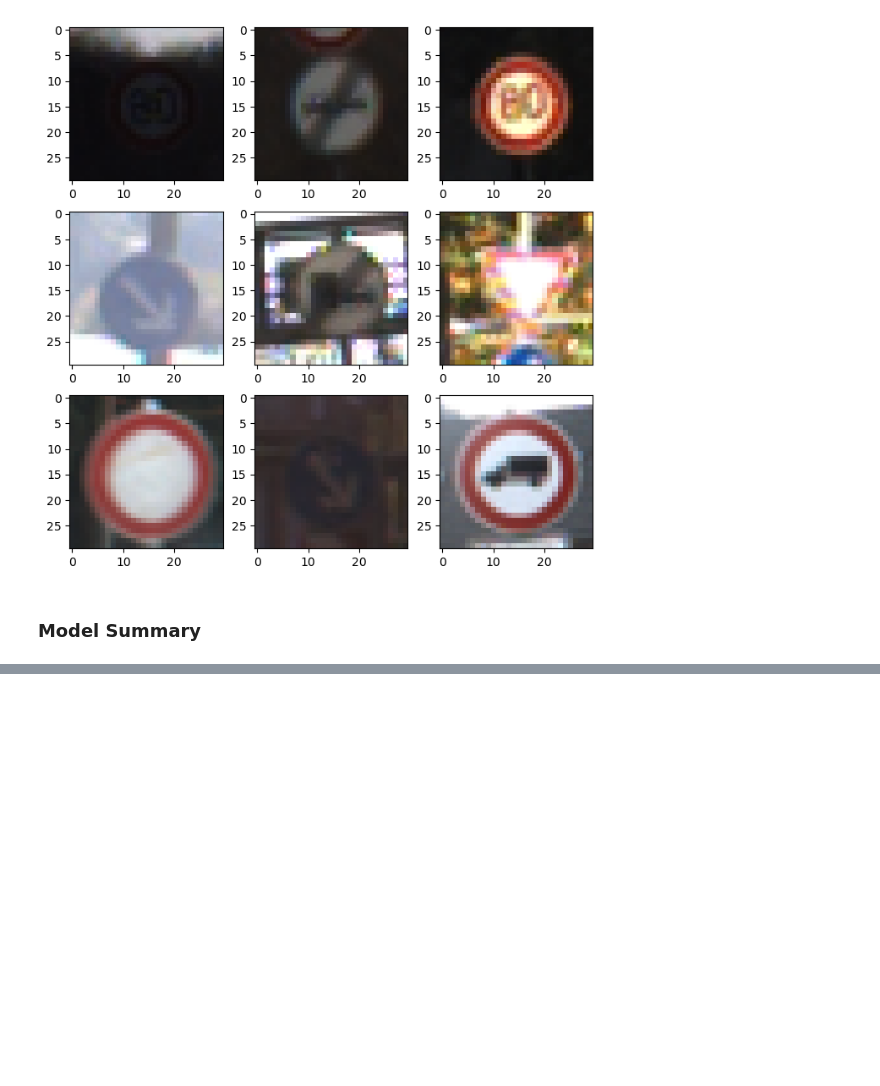
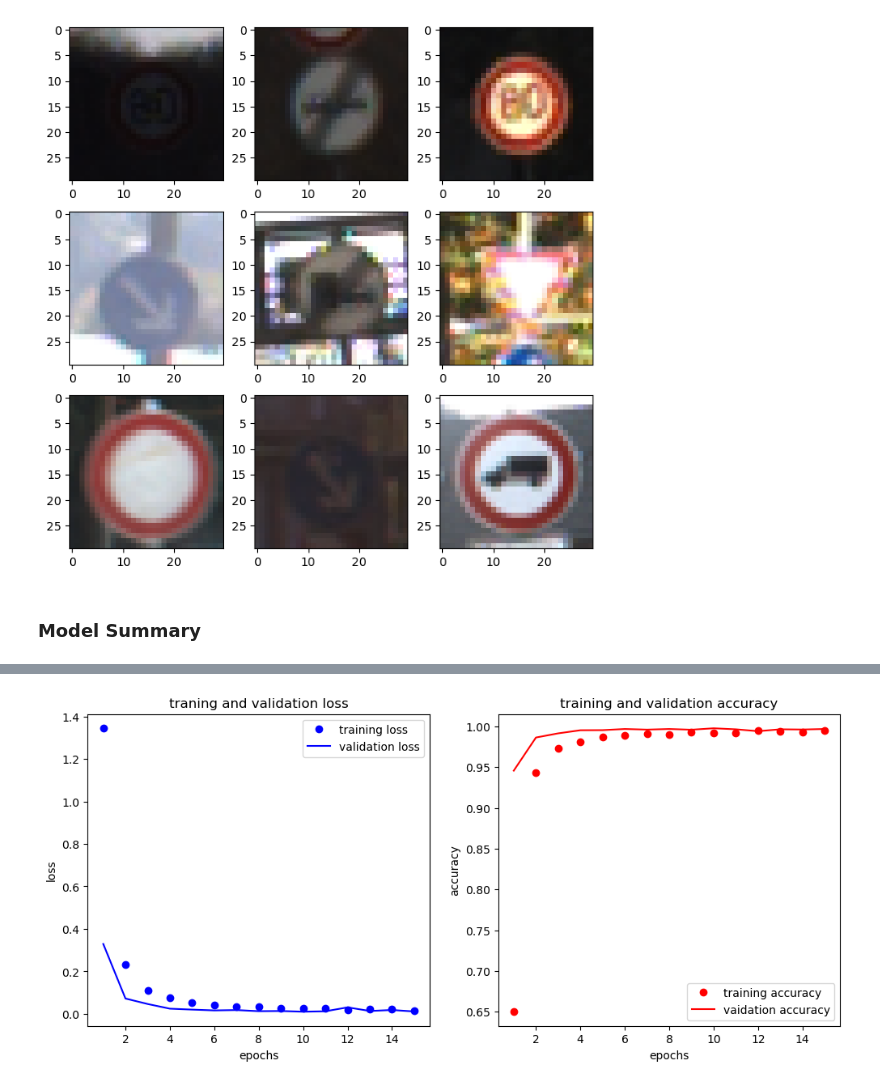
Before and after one commit to TariqAlhathloul/GTS_CNN, a Jupyter notebook: GTS_CNN.ipynb, the cells around one changed output, grey strips where cells are left out. Saved outputs shown, nothing was run; the diff lists cells and outputs as text; code cells hidden in the pictures; blank space fills up the shorter version.

```diff
--- a/GTS_CNN.ipynb
+++ b/GTS_CNN.ipynb
@@ -20,7 +20,7 @@ classes = 43
 cur_path = "DataSet/Train"
 
 for i in range(classes):
-    path = os.path.join('DataSet/', 'Train',str(i))
+    path = os.path.join('DataSet/Train', str(i))
     images = os.listdir(path)
 #DataSet/Train
     for a in images:
@@ -35,6 +35,6 @@ for i in range(classes):
             print("Error loading image")
 #lists into numpy arrays
 
-data = np.array(image_data)
+image_data = np.array(image_data)
 labels = np.array(labels)
 # %%
@@ -53,7 +52,7 @@ print(data.shape, labels.shape)
 # %% [output]
 (39209, 30, 30, 3) (39209,)
 # %%
-X_train, X_test, y_train, y_test = train_test_split(data, labels, test_size=0.2,shuffle=True, random_state=23)
+X_train, X_test, y_train, y_test = train_test_split(image_data, labels, test_size=0.2,shuffle=True, random_state=23)
 # %%
 # OneHotEncoding for the labels
 y_train = to_categorical(y_train, 43)
@@ -254,0 +223,38 @@ weighted avg       0.97      0.97      0.96     12630
+# %%
+history_dict = history.history
+
+train_loss = history_dict['loss']
+val_loss = history_dict['val_loss']
+train_accuracy = history_dict['accuracy']
+val_accuracy = history_dict['val_accuracy']
+
+
+epochs = range(1, len(train_loss) + 1)
+# %%
+plt.figure(figsize=(12, 5))
+
+# traning and validation loss values
+plt.subplot(1, 2, 1)
+plt.plot(epochs, train_loss, 'bo', label='training loss')
+plt.plot(epochs, val_loss, 'b', label='validation loss')
+
+plt.title("traning and validation loss")
+plt.xlabel('epochs')
+plt.ylabel('loss')
+plt.legend()
+
+
+# training and validation accuracy values
+plt.subplot(1, 2, 2)
+
+plt.plot(epochs, train_accuracy, 'ro', label='training accuracy')
+plt.plot(epochs, val_accuracy, 'r', label='vaidation accuracy')
+
+plt.title('training and validation accuracy')
+plt.xlabel('epochs')
+plt.ylabel('accuracy')
+plt.legend()
+
+plt.show()
+# %% [output]
+[figure, added]
```
Also changed, not shown: parts of 11 cells of this notebook.
